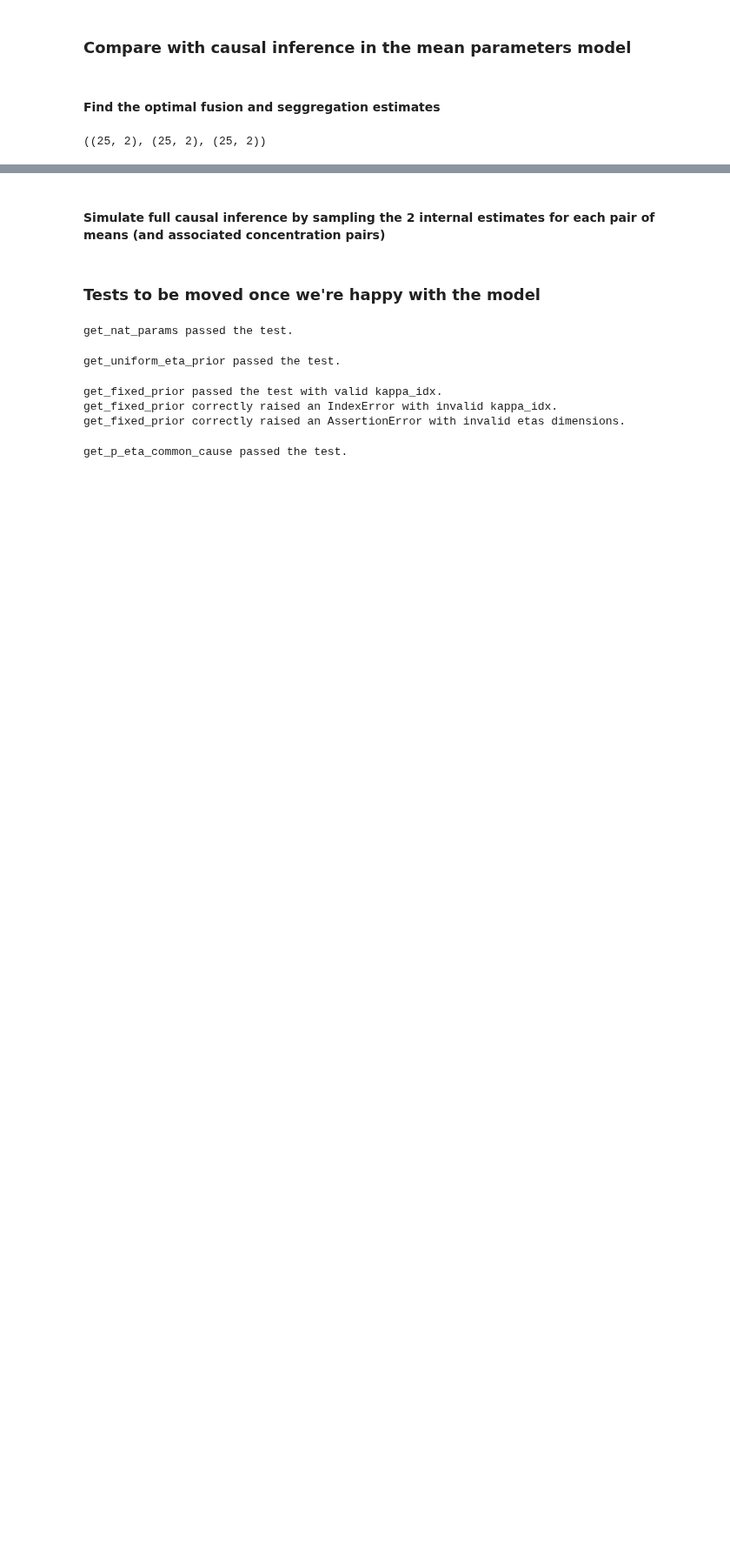
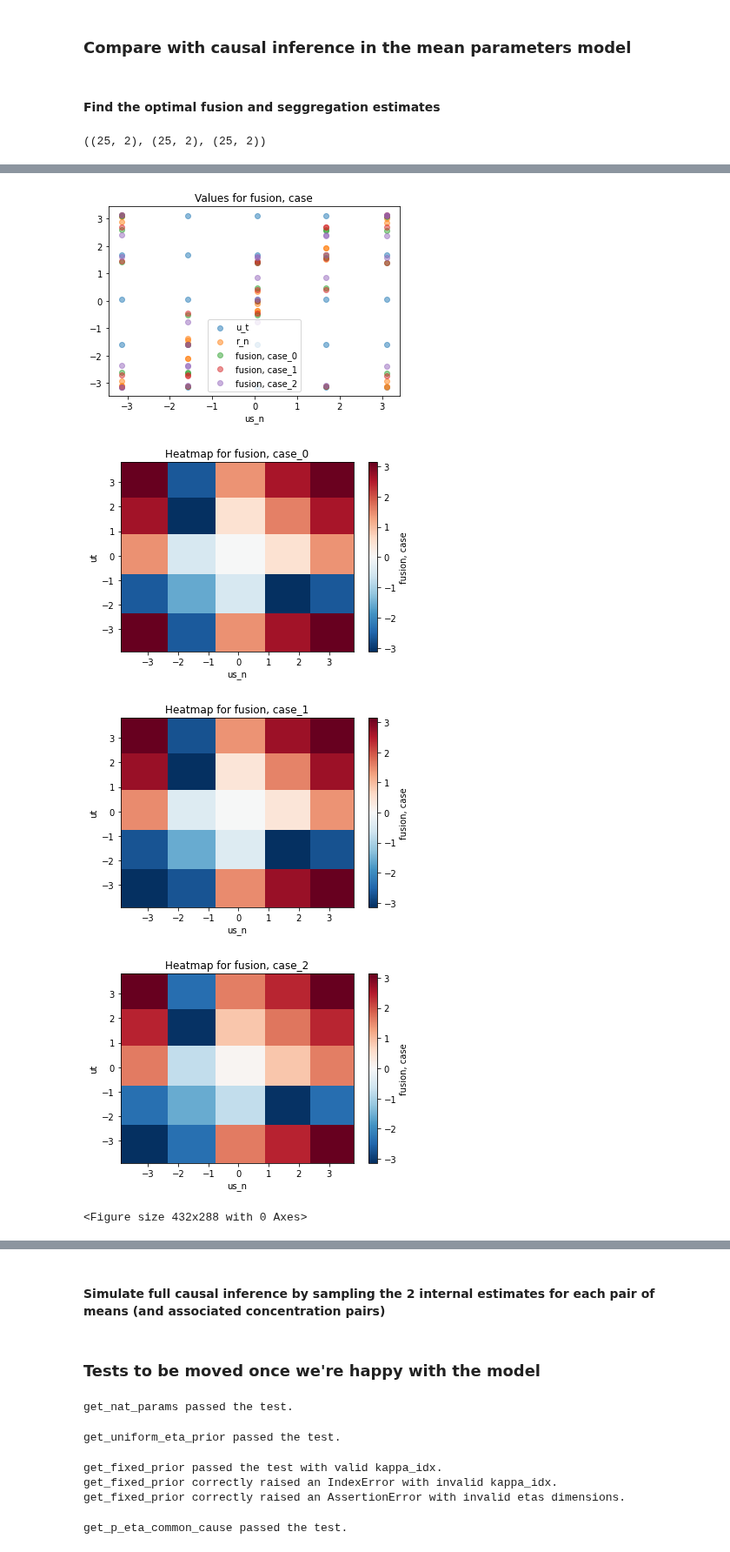
Before and after one commit to ak47na/multisensory_causal_inference, a Jupyter notebook: natural_parameters_model.ipynb, the cells around one changed output, grey strips where cells are left out. Shown at 87% size. Cells and saved outputs as stored; diff of their text form; code cells hidden in the pictures; blank space fills up the shorter version.

```diff
--- a/natural_parameters_model.ipynb
+++ b/natural_parameters_model.ipynb
@@ -364,0 +371,18 @@ array([[ 3.13667217,  3.14072375],
+# %%
+estimtes_common_kappa_idx1 = np.concatenate([fusion_estimates[:, 0].reshape((-1, 1)),
+                                          unif_map.unif_space_to_angle_space(eta_angles['kappa_idx1']['common_cause']).reshape((-1, 1)),
+                                          eta_angles['kappa_idx1']['common_cause'].reshape((-1, 1))],
+                                          axis=-1)
+# Case_0 --> fusion_estimate from mean params model
+# Case_1 --> U^{-1}(\widehat{\hat{eta}}), i.e. the angle corresponding to the mean of the posterior over eta after converting to angle space
+# Case_2 --> \widehat{\hat{eta}, i.e. the angle (in uniformised space) corresponding to the mean of the posterior over eta
+plots.plot_estimate(us_n=us_n, ut=ut, r_n=r_n, mu_x_dim=mu_x_dim,
+                    estimate=estimtes_common_kappa_idx1,
+                    est_label=f'fusion, case',
+                    plot_heatmap=True)
+# %% [output]
+[figure, added]
+[figure, added]
+[figure, added]
+[figure, added]
+<Figure size 432x288 with 0 Axes>
```
Also changed, not shown: parts of 7 cells of this notebook.
